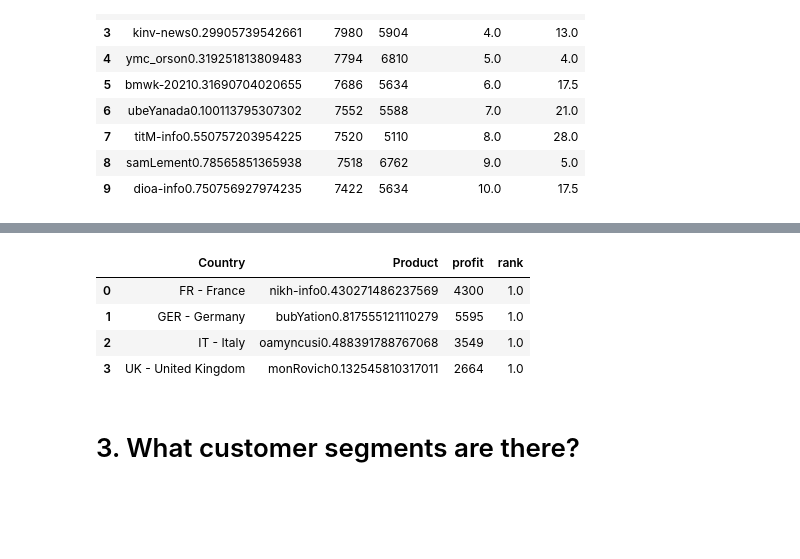
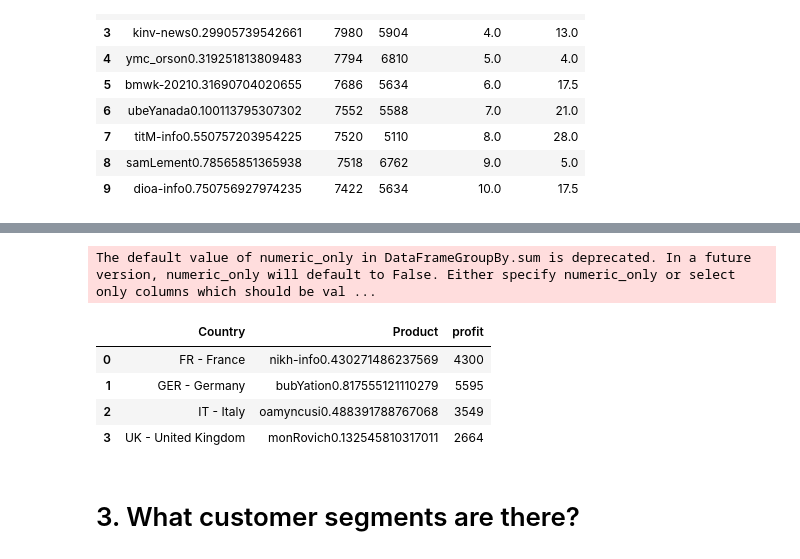
Before and after one commit to hoangdatkt1107/Project-Clustering, a Jupyter notebook: Clustering Traffic.ipynb, the cells around one changed output, grey strips where cells are left out. Saved outputs shown, nothing was run; the diff lists cells and outputs as text; code cells hidden in the pictures; blank space fills up the shorter version.

```diff
--- a/Clustering Traffic.ipynb
+++ b/Clustering Traffic.ipynb
@@ -403,14 +483,16 @@ plt.xticks(rotation = 45)
 # %%
 country = summary_product.groupby(['Country','Product']).sum().reset_index()
 country['rank']= country.groupby(['Country'])['profit'].rank(ascending=False)
 top_product_of_country = country[country['rank']==1][['Country','Product','profit','rank']].reset_index(drop=True)
+top_product_of_country = top_product_of_country.iloc[:,0:3]
 top_product_of_country
 # %% [output]
+The default value of numeric_only in DataFrameGroupBy.sum is deprecated. In a future version, numeric_only will default to False. Either specify numeric_only or select only columns which should be val ...
-|  | Country | Product | profit | rank |
-| 0 | FR - France | nikh-info0.430271486237569 | 4300 | 1.0 |
-| 1 | GER - Germany | bubYation0.817555121110279 | 5595 | 1.0 |
-| 2 | IT - Italy | oamyncusi0.488391788767068 | 3549 | 1.0 |
-| 3 | UK - United Kingdom | monRovich0.132545810317011 | 2664 | 1.0 |
+|  | Country | Product | profit |
+| 0 | FR - France | nikh-info0.430271486237569 | 4300 |
+| 1 | GER - Germany | bubYation0.817555121110279 | 5595 |
+| 2 | IT - Italy | oamyncusi0.488391788767068 | 3549 |
+| 3 | UK - United Kingdom | monRovich0.132545810317011 | 2664 |
 # %% [markdown]
 # 3.	What customer segments are there?
 # %%
```
Also changed, not shown: parts of 11 cells of this notebook.
